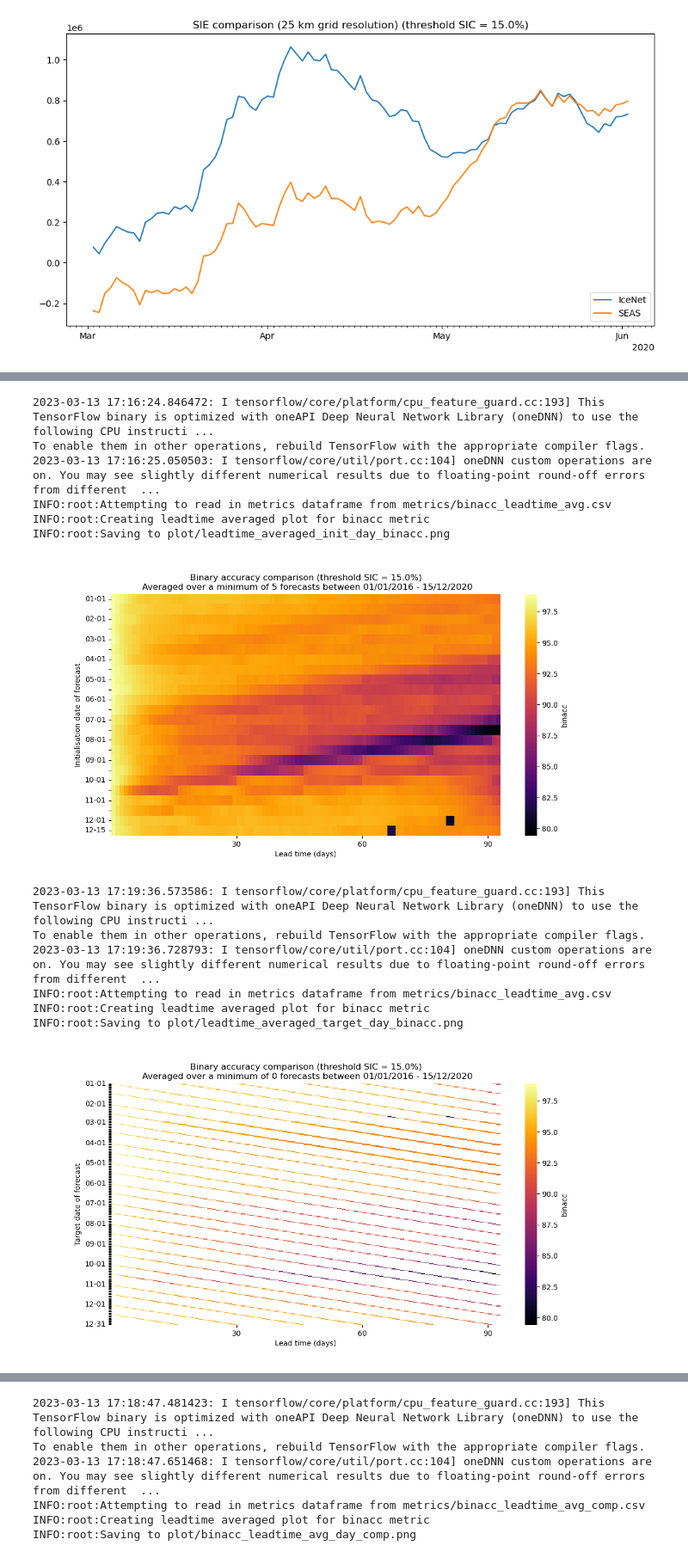
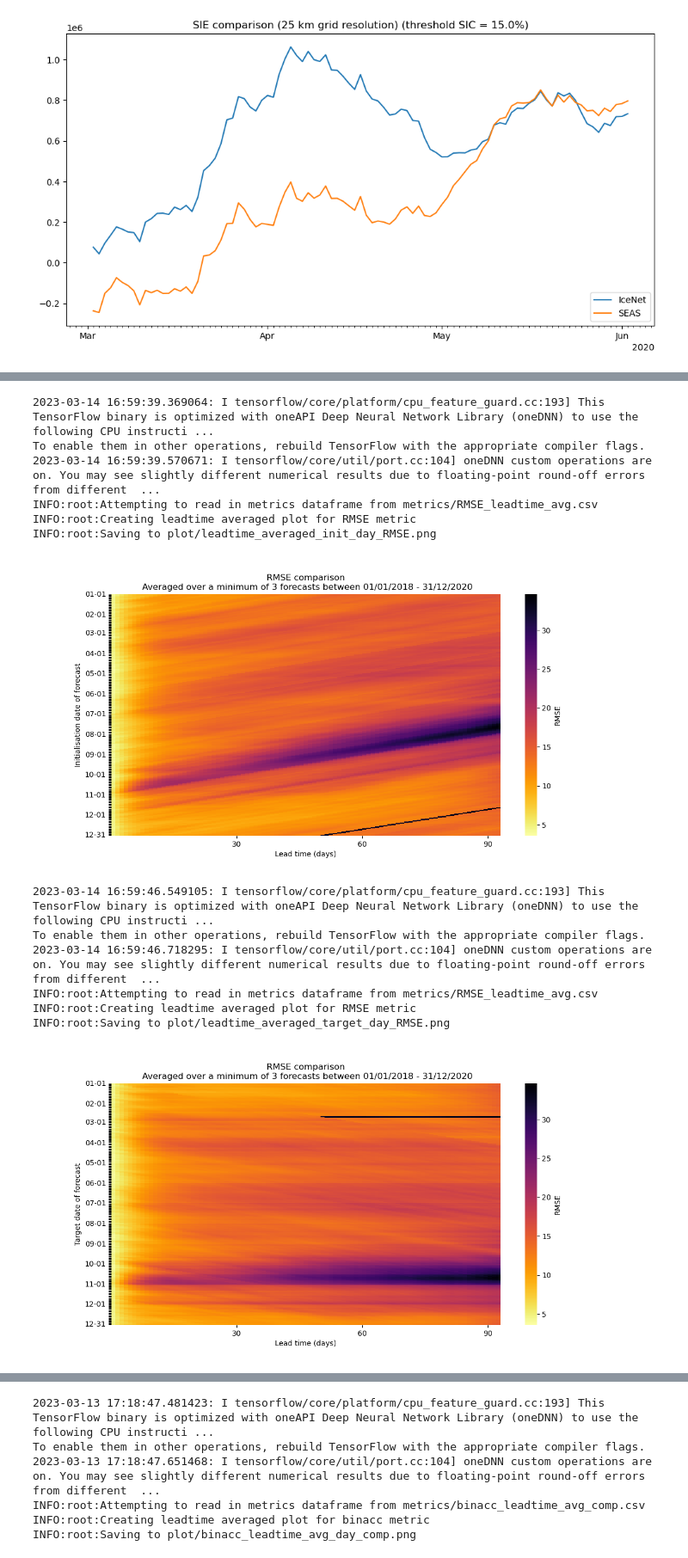
Before and after one commit to icenet-ai/aiuk-2023, a Jupyter notebook: validation_demo.ipynb, the cells around one changed output, grey strips where cells are left out. Shown at 86% size. Drawn from its saved outputs; the diff is of its cells as text; code cells hidden in the pictures.

Commit message:
some text, all validation commands used, focus on RMSE for leadtime avg

```diff
--- a/validation_demo.ipynb
+++ b/validation_demo.ipynb
@@ -461,34 +615,34 @@ Image("plot/leadtime_averaged_init_month_binacc.png")
 # %%
-!icenet_plot_leadtime_avg north "/users/rychan/icenet/pipeline/results/predict/biweekly_16_20_north.nc" \
-    -m "binacc" \
-    -dp "metrics/binacc_leadtime_avg.csv" \
+!icenet_plot_leadtime_avg north "/users/rychan/icenet/pipeline/results/predict/daily_2018_2020_north.nc" \
+    -m "RMSE" \
+    -dp "metrics/RMSE_leadtime_avg.csv" \
     -ao "day"
 # %% [output]
-2023-03-13 17:16:24.846472: I tensorflow/core/platform/cpu_feature_guard.cc:193] This TensorFlow binary is optimized with oneAPI Deep Neural Network Library (oneDNN) to use the following CPU instructi ...
+2023-03-14 16:59:39.369064: I tensorflow/core/platform/cpu_feature_guard.cc:193] This TensorFlow binary is optimized with oneAPI Deep Neural Network Library (oneDNN) to use the following CPU instructi ...
 To enable them in other operations, rebuild TensorFlow with the appropriate compiler flags.
-2023-03-13 17:16:25.050503: I tensorflow/core/util/port.cc:104] oneDNN custom operations are on. You may see slightly different numerical results due to floating-point round-off errors from different  ...
-INFO:root:Attempting to read in metrics dataframe from metrics/binacc_leadtime_avg.csv
-INFO:root:Creating leadtime averaged plot for binacc metric
-INFO:root:Saving to plot/leadtime_averaged_init_day_binacc.png
+2023-03-14 16:59:39.570671: I tensorflow/core/util/port.cc:104] oneDNN custom operations are on. You may see slightly different numerical results due to floating-point round-off errors from different  ...
+INFO:root:Attempting to read in metrics dataframe from metrics/RMSE_leadtime_avg.csv
+INFO:root:Creating leadtime averaged plot for RMSE metric
+INFO:root:Saving to plot/leadtime_averaged_init_day_RMSE.png
 # %%
-Image("plot/leadtime_averaged_init_day_binacc.png")
+Image("plot/leadtime_averaged_init_day_RMSE.png")
 # %% [output]
-[figure, old version]
+[figure, new version]
 # %%
-!icenet_plot_leadtime_avg north "/users/rychan/icenet/pipeline/results/predict/biweekly_16_20_north.nc" \
-    -m "binacc" \
-    -dp "metrics/binacc_leadtime_avg.csv" \
+!icenet_plot_leadtime_avg north "/users/rychan/icenet/pipeline/results/predict/daily_2018_2020_north.nc" \
+    -m "RMSE" \
+    -dp "metrics/RMSE_leadtime_avg.csv" \
     -ao "day" \
     -td
 # %% [output]
-2023-03-13 17:19:36.573586: I tensorflow/core/platform/cpu_feature_guard.cc:193] This TensorFlow binary is optimized with oneAPI Deep Neural Network Library (oneDNN) to use the following CPU instructi ...
+2023-03-14 16:59:46.549105: I tensorflow/core/platform/cpu_feature_guard.cc:193] This TensorFlow binary is optimized with oneAPI Deep Neural Network Library (oneDNN) to use the following CPU instructi ...
 To enable them in other operations, rebuild TensorFlow with the appropriate compiler flags.
-2023-03-13 17:19:36.728793: I tensorflow/core/util/port.cc:104] oneDNN custom operations are on. You may see slightly different numerical results due to floating-point round-off errors from different  ...
-INFO:root:Attempting to read in metrics dataframe from metrics/binacc_leadtime_avg.csv
-INFO:root:Creating leadtime averaged plot for binacc metric
-INFO:root:Saving to plot/leadtime_averaged_target_day_binacc.png
+2023-03-14 16:59:46.718295: I tensorflow/core/util/port.cc:104] oneDNN custom operations are on. You may see slightly different numerical results due to floating-point round-off errors from different  ...
+INFO:root:Attempting to read in metrics dataframe from metrics/RMSE_leadtime_avg.csv
+INFO:root:Creating leadtime averaged plot for RMSE metric
+INFO:root:Saving to plot/leadtime_averaged_target_day_RMSE.png
 # %%
-Image("plot/leadtime_averaged_target_day_binacc.png")
+Image("plot/leadtime_averaged_target_day_RMSE.png")
 # %% [output]
-[figure, old version]
+[figure, new version]
 # %%
```
Also changed, not shown: parts of 67 cells of this notebook.
